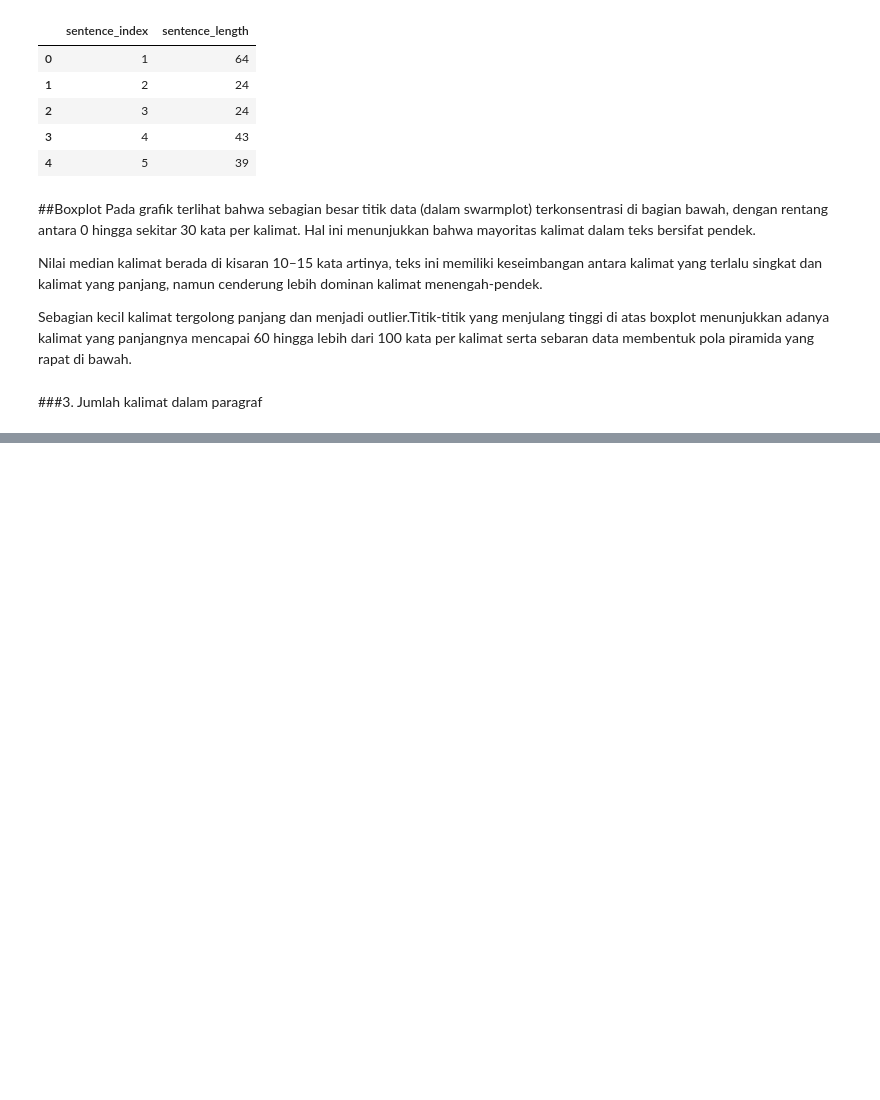
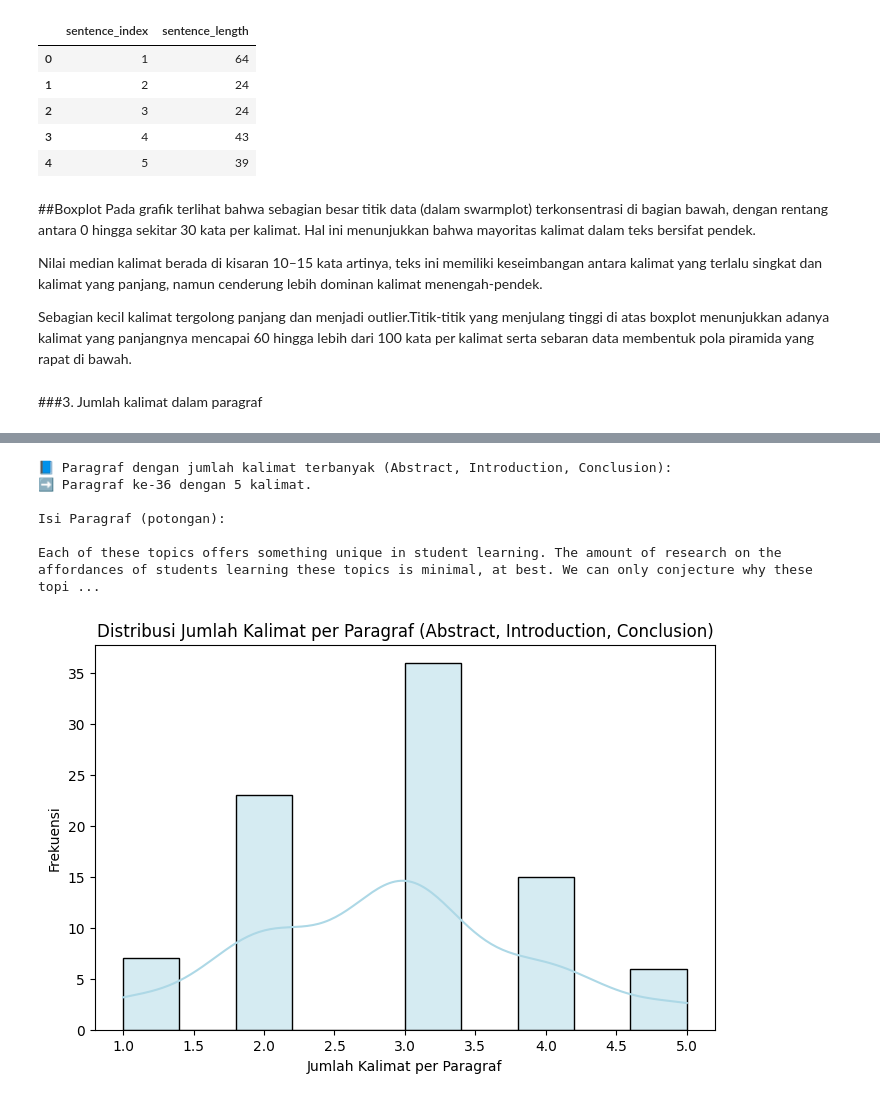
Before and after one commit to 24083010037-dev/Tugas-matematika-Diskrit-, a Jupyter notebook: 24083010037_Febriani_Yolanda_Tessalonika_Matematika_Diskrit_UTS_Revisi.ipynb, the cells around one changed output, grey strips where cells are left out. Saved outputs shown, nothing was run; the diff lists cells and outputs as text; code cells hidden in the pictures; blank space fills up the shorter version.

```diff
--- a/24083010037_Febriani_Yolanda_Tessalonika_Matematika_Diskrit_UTS_Revisi.ipynb
+++ b/24083010037_Febriani_Yolanda_Tessalonika_Matematika_Diskrit_UTS_Revisi.ipynb
@@ -463,0 +511,69 @@ Grafik ini digunakan untuk menunjukkan bagaimana panjang paragraf bervariasi dal
+# %%
+import re
+import pandas as pd
+import matplotlib.pyplot as plt
+import seaborn as sns
+from PyPDF2 import PdfReader
+
+pdf_path = "Artikel_Matdis_.pdf"
+reader = PdfReader(pdf_path)
+full_text = " ".join([page.extract_text() for page in reader.pages if page.extract_text()])
+
+pattern = re.compile(
+    r'(Abstract.*?)(?=Introduction|1\.|I\.)'
+    r'|(Introduction.*?)(?=Conclusion|References|Bibliography|Acknowledg)'
+    r'|(Conclusion.*?)(?=References|Bibliography|Acknowledg)',
+    re.IGNORECASE | re.DOTALL
+)
+sections = pattern.findall(full_text)
+selected_text = " ".join([" ".join(s) for s in sections if any(s)]).strip()
+
+if not selected_text:
+    print("⚠️ Tidak ditemukan bagian Abstract, Introduction, atau Conclusion di artikel ini.")
+else:
+    cleaned_text = re.sub(r'-\s*\n', '', selected_text)
+    cleaned_text = re.sub(r'\n+', ' ', cleaned_text)
+    cleaned_text = re.sub(r'\s+', ' ', cleaned_text).strip()
+
+    sentence_pattern = re.compile(r'(?<=[.!?])\s+(?=[A-Z(“"])')
+    sentences = re.split(sentence_pattern, cleaned_text)
+
+    paragraphs = []
+    current = []
+    for s in sentences:
+        current.append(s)
+        if len(" ".join(current).split()) > 60:
+            paragraphs.append(" ".join(current))
+            current = []
+    if current:
+        paragraphs.append(" ".join(current))
+
+    para_sentence_counts = [len(re.split(sentence_pattern, p)) for p in paragraphs]
+
+    df_para = pd.DataFrame({
+        "paragraph_index": range(1, len(para_sentence_counts) + 1),
+        "sentence_count": para_sentence_counts,
+        "paragraph_text": paragraphs
+    })
+
+    longest = df_para.loc[df_para["sentence_count"].idxmax()]
+
+    print("📘 Paragraf dengan jumlah kalimat terbanyak (Abstract, Introduction, Conclusion):")
+    print(f"➡️ Paragraf ke-{longest['paragraph_index']} dengan {longest['sentence_count']} kalimat.\n")
+    print("Isi Paragraf (potongan):\n")
+    print(longest['paragraph_text'][:700] + "...\n")
+
+    plt.figure(figsize=(8, 5))
+    sns.histplot(df_para["sentence_count"], bins=10, kde=True, color="lightblue", edgecolor="black")
+    plt.title("Distribusi Jumlah Kalimat per Paragraf (Abstract, Introduction, Conclusion)")
+    plt.xlabel("Jumlah Kalimat per Paragraf")
+    plt.ylabel("Frekuensi")
+    plt.show()
+# %% [output]
+📘 Paragraf dengan jumlah kalimat terbanyak (Abstract, Introduction, Conclusion):
+➡️ Paragraf ke-36 dengan 5 kalimat.
+
+Isi Paragraf (potongan):
+
+Each of these topics offers something unique in student learning. The amount of research on the affordances of students learning these topics is minimal, at best. We can only conjecture why these topi ...
+[figure, added]
```
Also changed, not shown: parts of 4 cells of this notebook.
